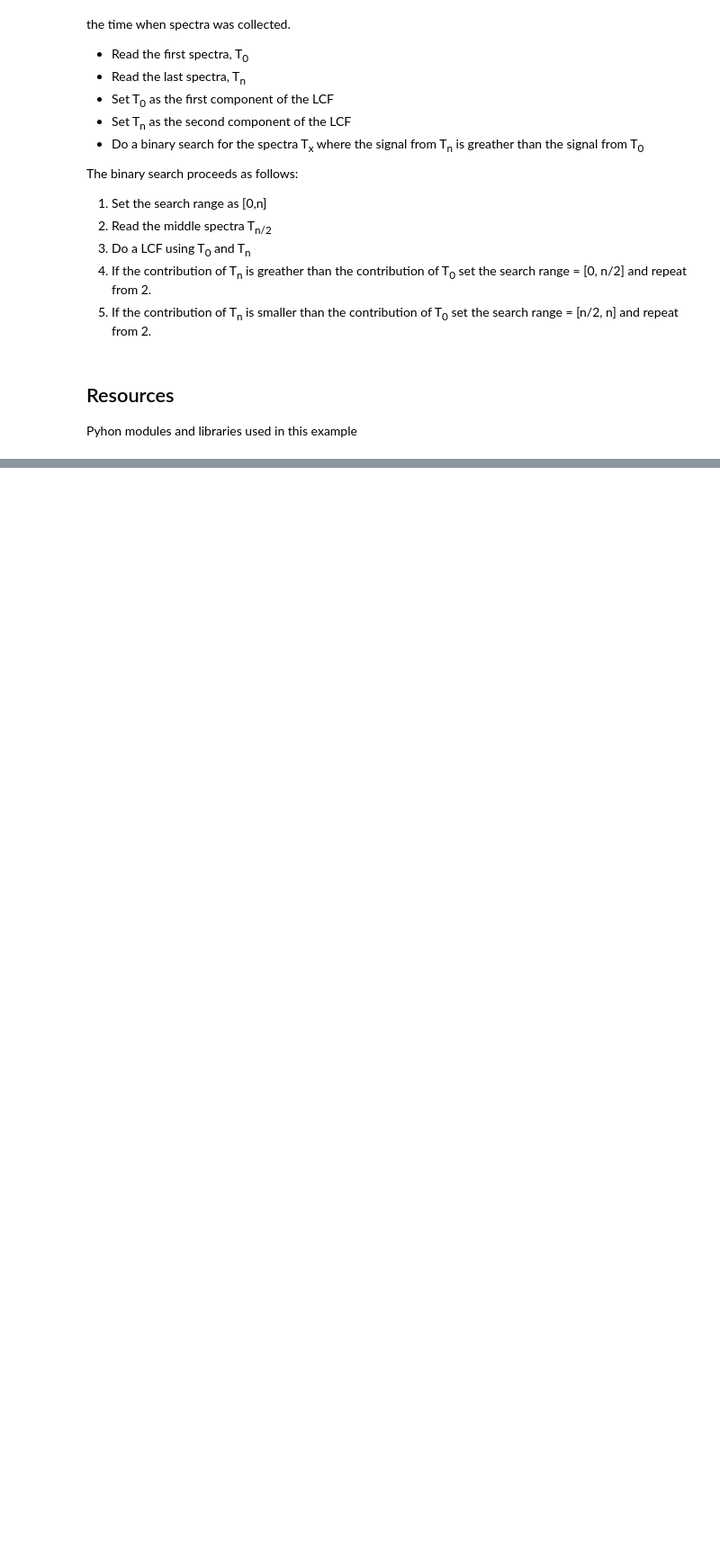
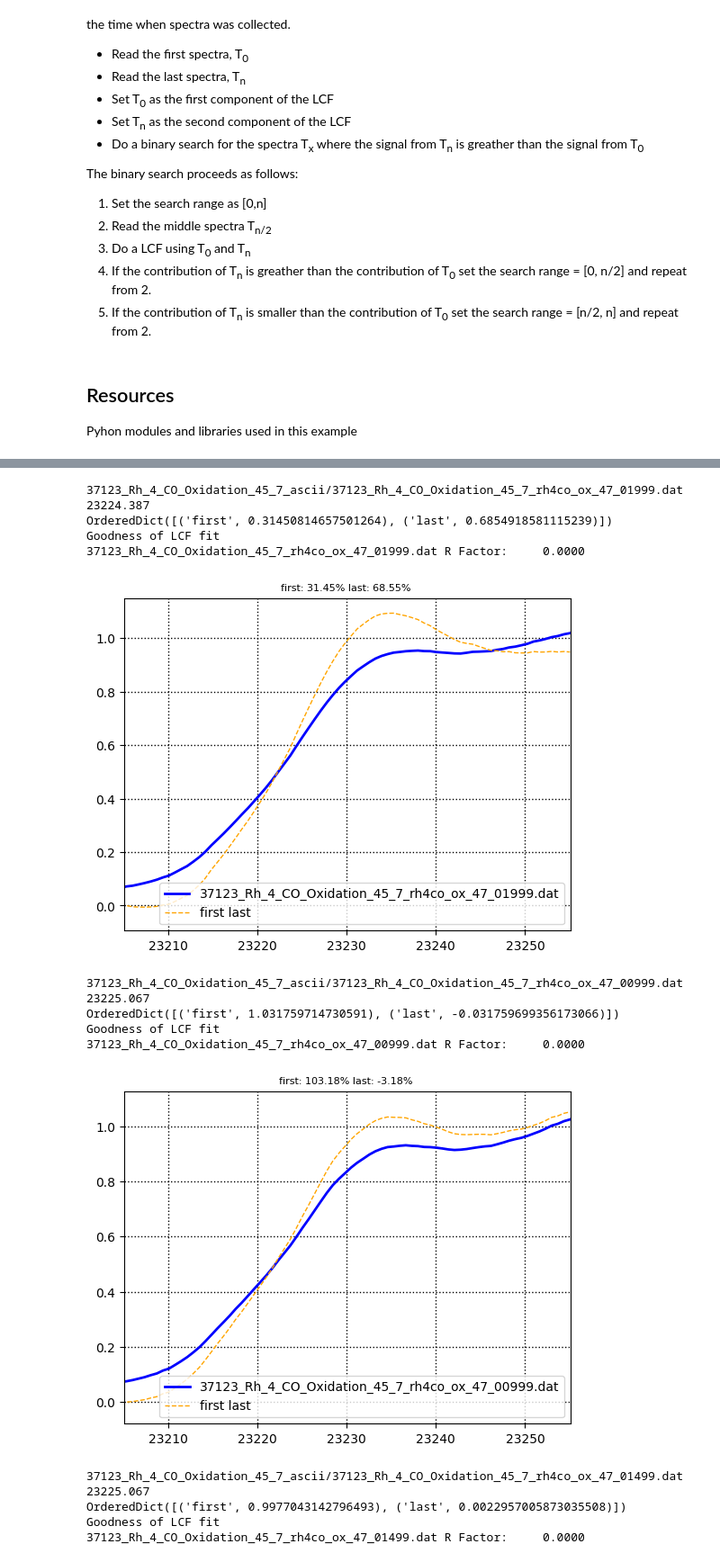
Before and after one commit to scman1/advanced_xafs, a Jupyter notebook: lcf_analiser/LCF_Analysis.ipynb, the cells around one changed output, grey strips where cells are left out. Shown at 90% size. Cells and saved outputs as stored; diff of their text form; code cells hidden in the pictures; blank space fills up the shorter version.

Commit message:
completed search for component splits

```diff
--- a/lcf_analiser/LCF_Analysis.ipynb
+++ b/lcf_analiser/LCF_Analysis.ipynb
@@ -360,0 +143,64 @@ The data used for reproducing the results was published in the Southampton Insti
+# %%
+# parameters for lcf
+task_lcf = {'name': 'lcf',
+            'sequence': 1,
+            'variables': {'lcf_components': ['first', 'last'],
+                          'reference_standard': 'first',
+                          'lower_limit': -20,
+                          'upper_limit': 30,
+                          'prefix':"rh4co_ox_"}}
+# %%
+# set L and R
+lower_val = 0
+higher_val = len(files_list)-1
+
+min_lim = lcf_components[task_lcf['variables']['reference_standard']].e0+ task_lcf['variables']['lower_limit']
+max_lim = lcf_components[task_lcf['variables']['reference_standard']].e0+ task_lcf['variables']['upper_limit']
+
+tested = {}
+while higher_val > lower_val:
+    mid_val = int(lower_val + (higher_val - lower_val) / 2)
+    print(files_list[mid_val])
+    test_dg = xas_from_zip(rh4co_02, files_list[mid_val], columns = "energy mu")
+    test_dg = athenamgr.calc_with_defaults(test_dg)
+    test_dg.label = task_lcf['variables']['prefix'] + "{:05d}".format(5)
+    print(test_dg.e0)
+    # do lcf of test group
+    lcf_result = athenamgr.lcf_group(test_dg,
+                                     list(lcf_components.values()),
+                                     fit_limits=[min_lim, max_lim])
+    weight_first = lcf_result.weights["first"]
+    weight_last = lcf_result.weights["last"]
+    print (lcf_result.weights)
+    tested[mid_val] = [test_dg, lcf_result]
+    plt = lcf_plot(test_dg, lcf_result,[min_lim, max_lim])
+    print("Goodness of LCF fit")
+    print (test_dg.filename + " R Factor:\t", "%.4f" % lcf_result.rfactor)
+    plt.show()
+    # this finds the point closer to 50/50 split
+    if weight_first >  weight_last:
+        lower_val = mid_val
+    else:
+        higher_val = mid_val
+
+    if abs(lower_val - higher_val) == 1:
+        print("*"*90)
+        break
+# %% [output]
+37123_Rh_4_CO_Oxidation_45_7_ascii/37123_Rh_4_CO_Oxidation_45_7_rh4co_ox_47_01999.dat
+23224.387
+OrderedDict([('first', 0.31450814657501264), ('last', 0.6854918581115239)])
+Goodness of LCF fit
+37123_Rh_4_CO_Oxidation_45_7_rh4co_ox_47_01999.dat R Factor:     0.0000
+[figure, added]
+37123_Rh_4_CO_Oxidation_45_7_ascii/37123_Rh_4_CO_Oxidation_45_7_rh4co_ox_47_00999.dat
+23225.067
+OrderedDict([('first', 1.031759714730591), ('last', -0.031759699356173066)])
+Goodness of LCF fit
+37123_Rh_4_CO_Oxidation_45_7_rh4co_ox_47_00999.dat R Factor:     0.0000
+[figure, added]
+37123_Rh_4_CO_Oxidation_45_7_ascii/37123_Rh_4_CO_Oxidation_45_7_rh4co_ox_47_01499.dat
+23225.067
+OrderedDict([('first', 0.9977043142796493), ('last', 0.0022957005873035508)])
+Goodness of LCF fit
+37123_Rh_4_CO_Oxidation_45_7_rh4co_ox_47_01499.dat R Factor:     0.0000
```
Also changed, not shown: parts of 24 cells of this notebook, 2 other files.
